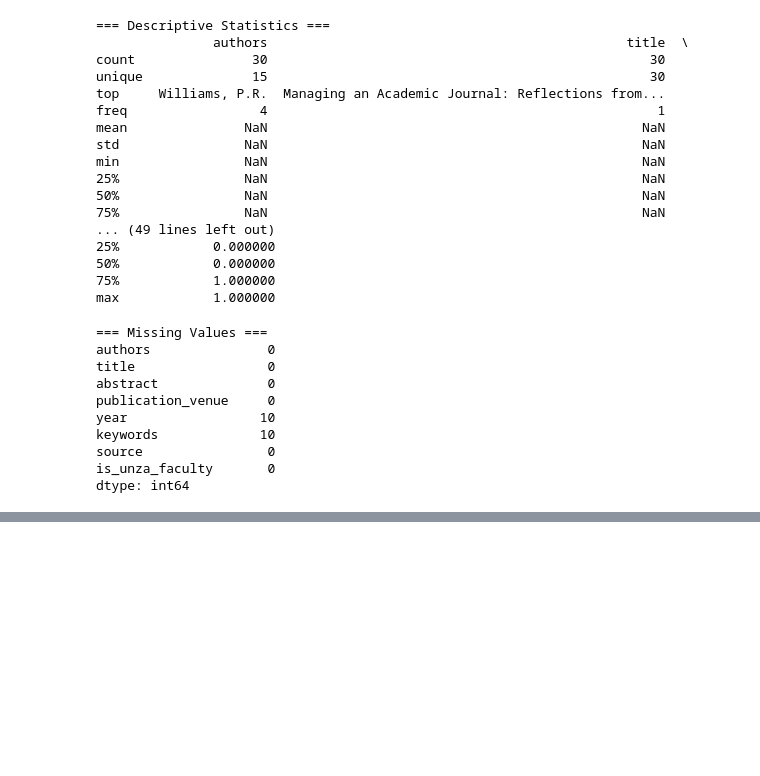
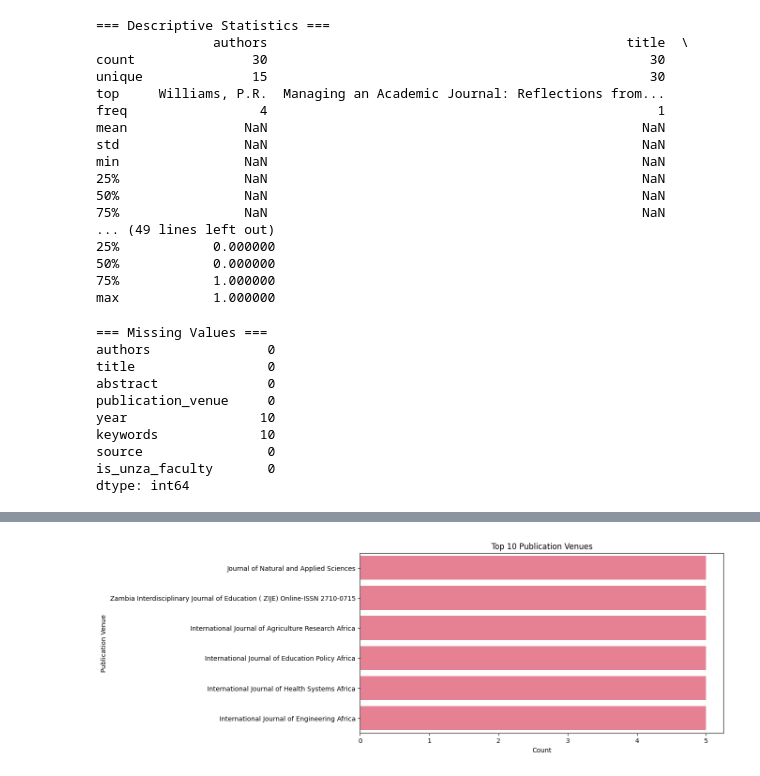
Before and after one commit to isaac-chisaleCS/code-unza25-csc4792-project_team_12-repository, a Jupyter notebook: Copy_of_code_unza25_csc4792_project_team_12_notebook.ipynb, the cells around one changed output, grey strips where cells are left out. Cells and saved outputs as stored; diff of their text form; code cells hidden in the pictures; blank space fills up the shorter version.

```diff
--- a/Copy_of_code_unza25_csc4792_project_team_12_notebook.ipynb
+++ b/Copy_of_code_unza25_csc4792_project_team_12_notebook.ipynb
@@ -598,0 +611,10 @@ dtype: int64
+# %%
+plt.figure(figsize=(10,5))
+top_venues = df['publication_venue'].value_counts().nlargest(10)
+sns.barplot(x=top_venues.values, y=top_venues.index)
+plt.title('Top 10 Publication Venues')
+plt.xlabel('Count')
+plt.ylabel('Publication Venue')
+plt.show()
+# %% [output]
+[figure, added]
```
Also changed, not shown: parts of 4 cells of this notebook.
